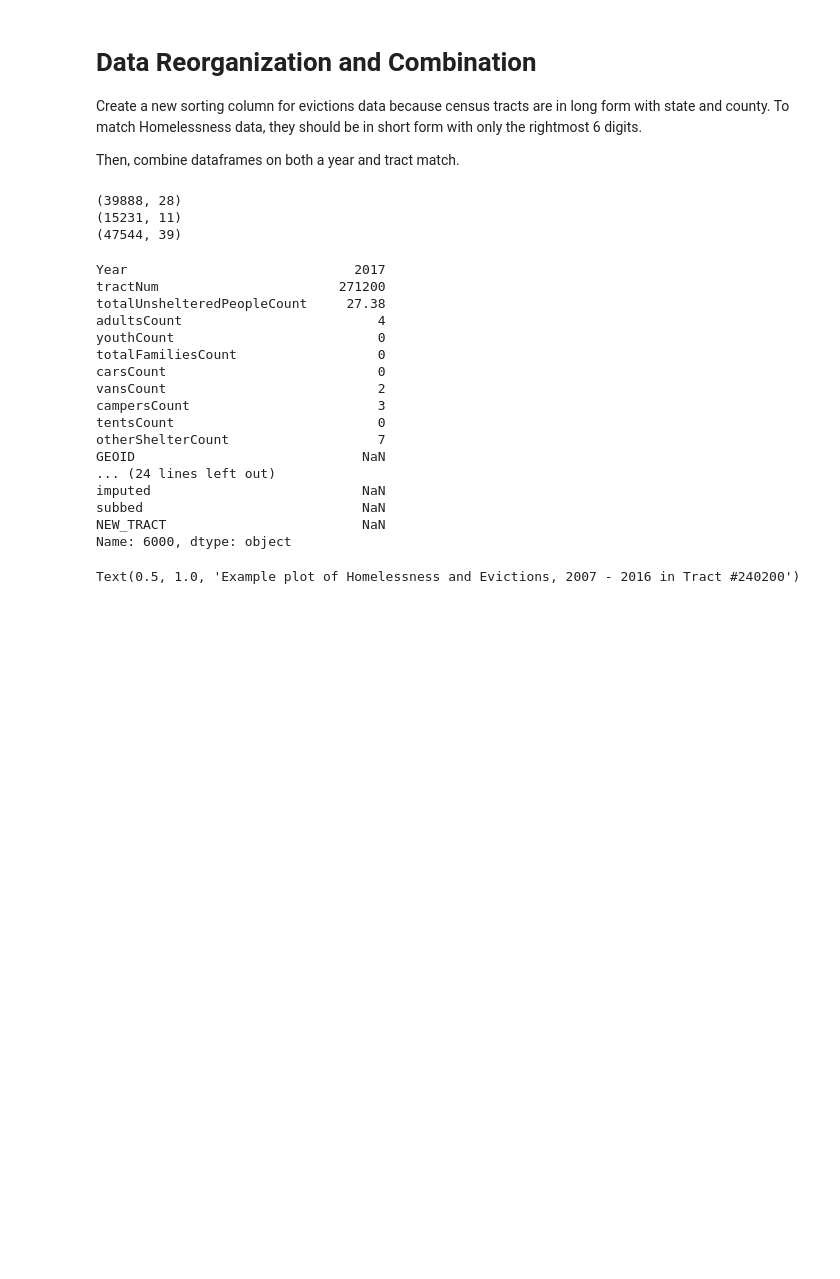
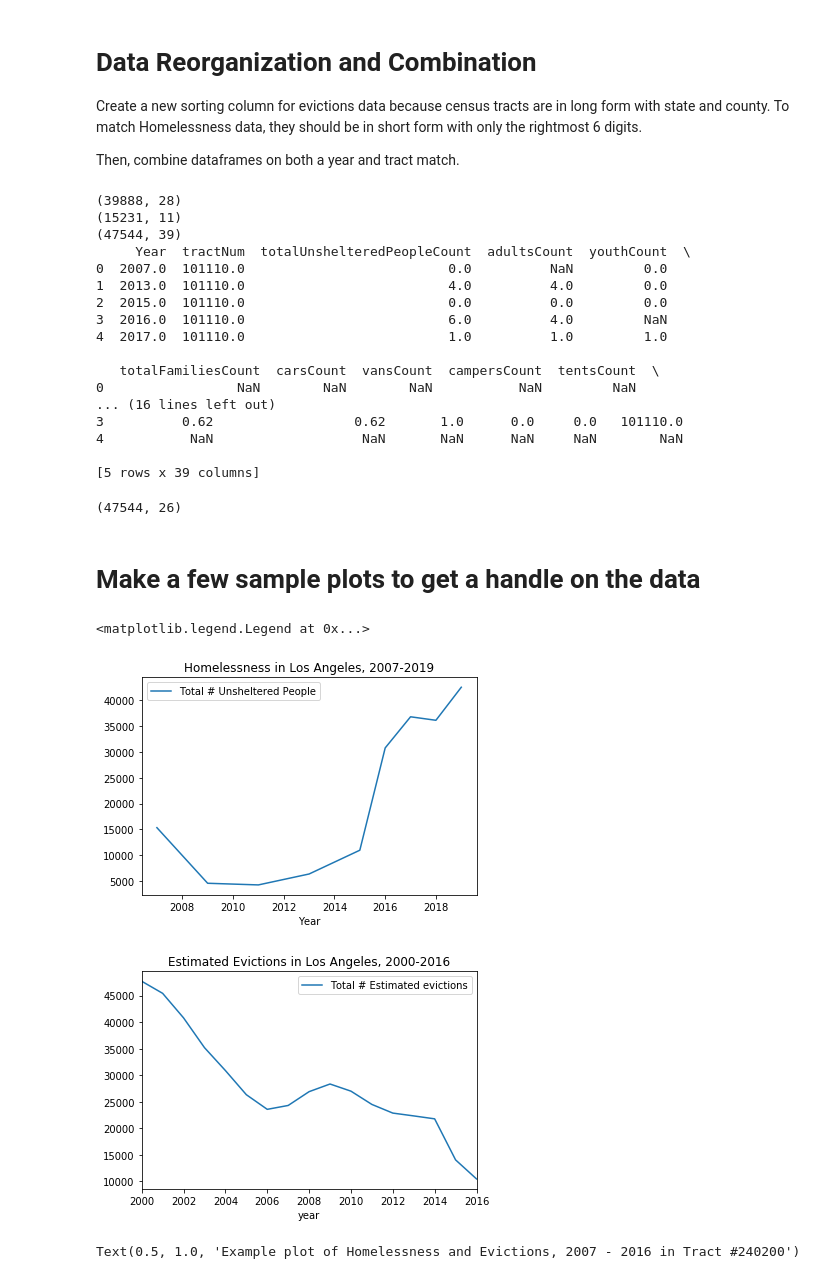
Before and after one commit to samgordan/CapstoneProject, a Jupyter notebook: Scripts/CapstoneProjectDataSetup.ipynb, the cells around one changed output. Cells and saved outputs as stored; diff of their text form; code cells hidden in the pictures; blank space fills up the shorter version.

```diff
--- a/Scripts/CapstoneProjectDataSetup.ipynb
+++ b/Scripts/CapstoneProjectDataSetup.ipynb
@@ -5 +9,8 @@
+# %%
+import matplotlib.pyplot as plt
+%matplotlib inline
+plt.rcParams['figure.figsize'] = [15, 8]
+
+import seaborn as sns
+sns.set()
 # %%
@@ -43,26 +50,46 @@ evictionsandhomelessness = pd.merge(homelessness, evictions,  how='outer', left_
 print(evictions.shape) #(39888, 28)
 print(homelessness.shape) #(15231, 11)
 print(evictionsandhomelessness.shape)
+print(evictionsandhomelessness.head())
 evictionsandhomelessness.loc[6000] # this is tract 240200, may be a good one to plot
+
+#drop unnecessary rows from joined dataframe
+cleanedEandHdata = evictionsandhomelessness.drop(['name', 'parent-location', 'low-flag', 'pct-white', 'pct-af-am', 'pct-hispanic', 'pct-am-ind', 'pct-asian', 'pct-nh-pi', 'pct-multiple', 'pct-other', 'imputed', 'subbed'], axis=1)
+cleanedEandHdata.shape # (47544, 26)
 # %% [output]
 (39888, 28)
 (15231, 11)
 (47544, 39)
+     Year  tractNum  totalUnshelteredPeopleCount  adultsCount  youthCount  \
+0  2007.0  101110.0                          0.0          NaN         0.0
+1  2013.0  101110.0                          4.0          4.0         0.0
+2  2015.0  101110.0                          0.0          0.0         0.0
+3  2016.0  101110.0                          6.0          4.0         NaN
+4  2017.0  101110.0                          1.0          1.0         1.0
+
+   totalFamiliesCount  carsCount  vansCount  campersCount  tentsCount  \
+0                 NaN        NaN        NaN           NaN         NaN
+... (16 lines left out)
+3          0.62                  0.62       1.0      0.0     0.0   101110.0
+4           NaN                   NaN       NaN      NaN     NaN        NaN
+
+[5 rows x 39 columns]
-Year                             2017
-tractNum                       271200
-totalUnshelteredPeopleCount     27.38
-adultsCount                         4
-youthCount                          0
-totalFamiliesCount                  0
-carsCount                           0
-vansCount                           2
-campersCount                        3
-tentsCount                          0
-otherShelterCount                   7
-GEOID                             NaN
-... (24 lines left out)
-imputed                           NaN
-subbed                            NaN
-NEW_TRACT                         NaN
-Name: 6000, dtype: object
+(47544, 26)
+# %% [markdown]
+# Make a few sample plots to get a handle on the data
+# %%
+#Total Unsheltered People by year plot
+homelessnessbyyear = cleanedEandHdata.groupby(['Year'])[["totalUnshelteredPeopleCount"]].sum()
+type(cleanedEandHdata)
+lines = homelessnessbyyear.plot.line(title='Homelessness in Los Angeles, 2007-2019')
+lines.legend(["Total # Unsheltered People"])
+
+#Total estimated evictions by year plot
+evictionsbyyear = cleanedEandHdata.groupby(['year'])[["evictions"]].sum()
+evline = evictionsbyyear.plot.line(title='Estimated Evictions in Los Angeles, 2000-2016', xlim=(2000,2016))
+evline.legend(['Total # Estimated evictions'])
+# %% [output]
+<matplotlib.legend.Legend at 0x...>
+[figure, added]
+[figure, added]
 # %%
```
Also changed, not shown: parts of 27 cells of this notebook.
